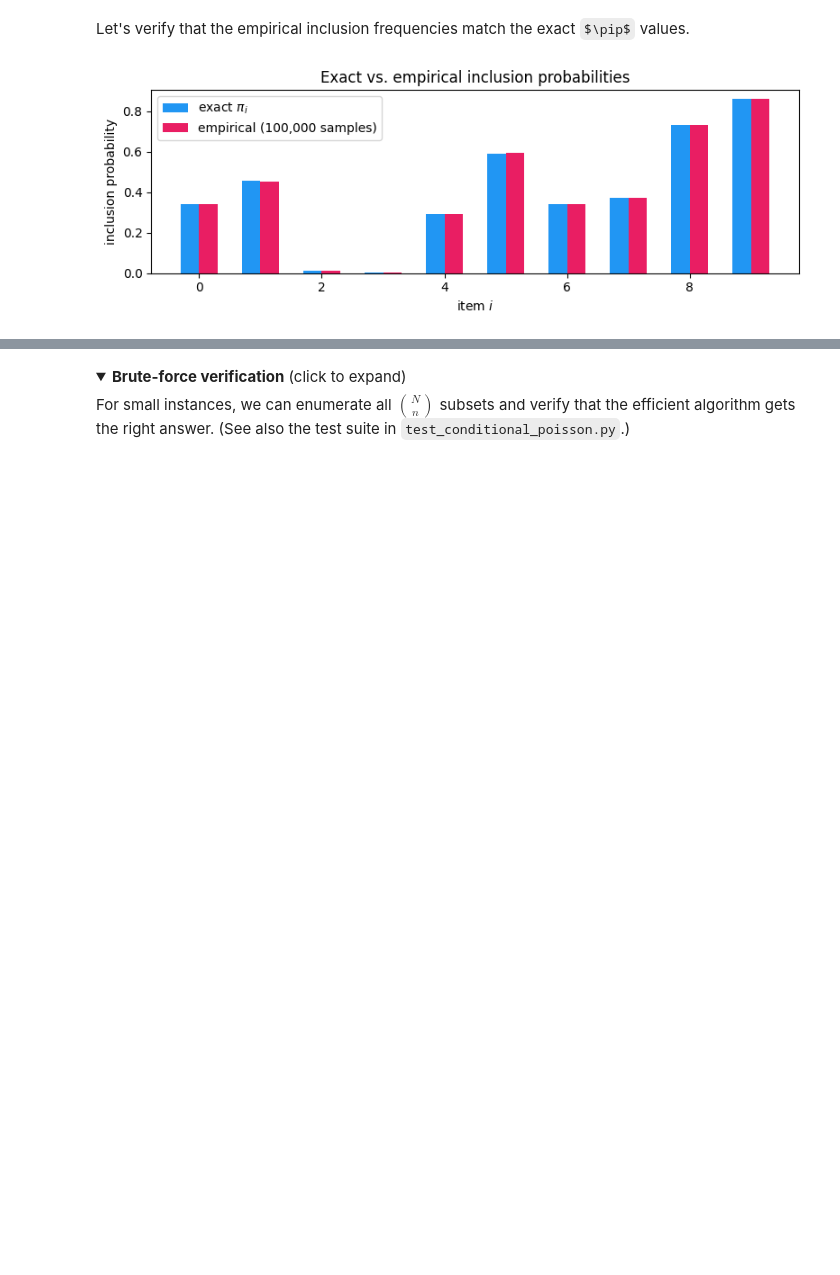
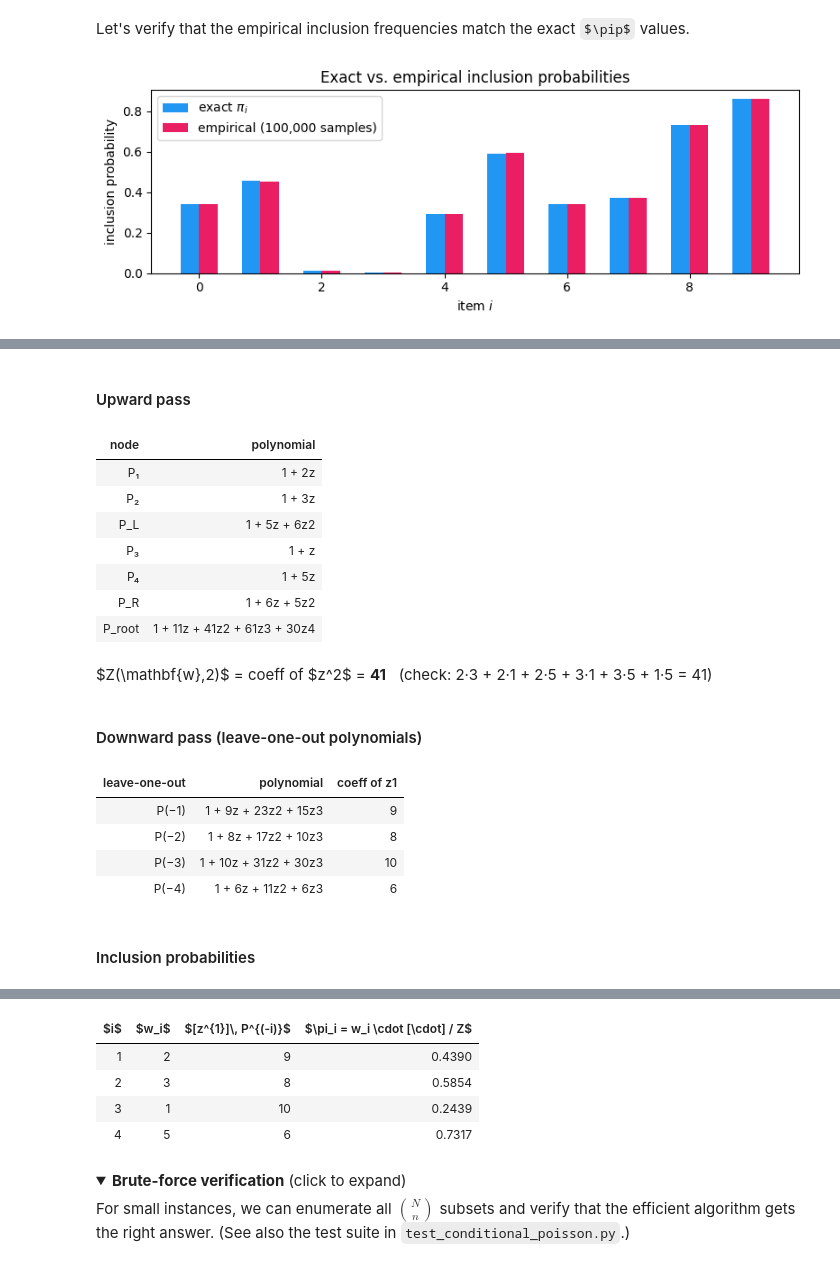
Before and after one commit to timvieira/conditional-poisson-sampling, a Jupyter notebook: content/conditional-poisson-sampling.ipynb, the cells around one changed output, grey strips where cells are left out. Saved outputs shown, nothing was run; the diff lists cells and outputs as text; code cells hidden in the pictures; folded sections open; some formulas as TeX source; blank space fills up the shorter version.

```diff
--- a/content/conditional-poisson-sampling.ipynb
+++ b/content/conditional-poisson-sampling.ipynb
@@ -349,6 +362,8 @@ The tree is built once ($O(N \log^2 N)$) and reused for each sample ($O(n \log N
 # %%
 # Worked example: N=4, n=2 — trace the upward and downward passes
 from scipy.signal import convolve as poly_mul
+from display_utils import html_table, poly_html
+from IPython.display import HTML, display
 
 w_ex = np.array([2.0, 3.0, 1.0, 5.0])
 n_ex = 2
@@ -362,43 +377,60 @@ P['L']  = poly_mul(P[0], P[1])       # (1+2z)(1+3z)
 P['R']  = poly_mul(P[2], P[3])       # (1+z)(1+5z)
 P['root'] = poly_mul(P['L'], P['R']) # full product
 
-print("=== Upward pass (inside polynomials) ===")
-print(f"  P₁(z) = {P[0]}  →  (1 + {w_ex[0]}z)")
-print(f"  P₂(z) = {P[1]}  →  (1 + {w_ex[1]}z)")
-print(f"  P₃(z) = {P[2]}  →  (1 + {w_ex[2]}z)")
-print(f"  P₄(z) = {P[3]}  →  (1 + {w_ex[3]}z)")
-print(f"  P_L(z)    = {P['L']}  →  1 + {P['L'][1]}z + {P['L'][2]}z²")
-print(f"  P_R(z)    = {P['R']}  →  1 + {P['R'][1]}z + {P['R'][2]}z²")
-print(f"  P_root(z) = {P['root']}")
-print(f"\n  Z(w,2) = coeff of z² = {P['root'][n_ex]}")
-print(f"  (check: 2·3 + 2·1 + 2·5 + 3·1 + 3·5 + 1·5 = {sum(w_ex[i]*w_ex[j] for i in range(4) for j in range(i+1,4))})")
+labels = {0: 'P₁', 1: 'P₂', 2: 'P₃', 3: 'P₄', 'L': 'P_L', 'R': 'P_R', 'root': 'P_root'}
+rows = [(labels[k], poly_html(P[k])) for k in [0, 1, 'L', 2, 3, 'R', 'root']]
+display(HTML('<h4>Upward pass</h4>'))
+html_table(['node', 'polynomial'], rows)
+Z = P['root'][n_ex]
+check = sum(w_ex[i]*w_ex[j] for i in range(4) for j in range(i+1,4))
+display(HTML(f'$Z(\\mathbf{{w}},2)$ = coeff of $z^2$ = <b>{Z:g}</b> &nbsp; (check: 2·3 + 2·1 + 2·5 + 3·1 + 3·5 + 1·5 = {check:g})'))
 
 # ── Downward pass ──
 oP = {}
-oP['root'] = np.array([1.0])         # outside of root = 1
-oP['L']  = P['R']                    # outside of left  = sibling (right inside)
-oP['R']  = P['L']                    # outside of right = sibling (left inside)
-oP[0] = poly_mul(oP['L'], P[1])      # outside of leaf 0 = out_L · P₂
-oP[1] = poly_mul(oP['L'], P[0])      # outside of leaf 1 = out_L · P₁
-oP[2] = poly_mul(oP['R'], P[3])      # outside of leaf 2 = out_R · P₄
-oP[3] = poly_mul(oP['R'], P[2])      # outside of leaf 3 = out_R · P₃
+oP['root'] = np.array([1.0])
+oP['L']  = P['R']
+oP['R']  = P['L']
+oP[0] = poly_mul(oP['L'], P[1])
+oP[1] = poly_mul(oP['L'], P[0])
+oP[2] = poly_mul(oP['R'], P[3])
+oP[3] = poly_mul(oP['R'], P[2])
 
-print("\n=== Downward pass (outside / leave-one-out polynomials) ===")
-print(f"  out_root = {oP['root']}")
-print(f"  out_L    = P_R = {oP['L']}")
-print(f"  out_R    = P_L = {oP['R']}")
+display(HTML('<h4>Downward pass (leave-one-out polynomials)</h4>'))
+rows = []
 for i in range(4):
-    print(f"  P⁽⁻{i+1}⁾(z) = {oP[i]}  →  coeff of z¹ = {oP[i][n_ex-1]}")
+    coeff = oP[i][n_ex - 1]
+    rows.append((f'P<sup>(−{i+1})</sup>', poly_html(oP[i]), f'{coeff:g}'))
+html_table(['leave-one-out', 'polynomial', f'coeff of z<sup>{n_ex-1}</sup>'], rows)
 
 # ── Inclusion probabilities ──
-Z = P['root'][n_ex]
 pi_ex = np.array([w_ex[i] * oP[i][n_ex - 1] / Z for i in range(4)])
-print(f"\n=== Inclusion probabilities (n={n_ex}) ===")
+display(HTML('<h4>Inclusion probabilities</h4>'))
+rows = []
 for i in range(4):
-    print(f"  π_{i+1} = w_{i+1} · [z^{n_ex-1}] P⁽⁻{i+1}⁾ / Z = {w_ex[i]} · {oP[i][n_ex-1]} / {Z} = {pi_ex[i]:.4f}")
-print(f"  sum(π) = {pi_ex.sum():.4f}  (should be {n_ex})")
+    rows.append((f'{i+1}', f'{w_ex[i]:g}', f'{oP[i][n_ex-1]:g}', f'{pi_ex[i]:.4f}'))
+html_table(
+    ['$i$', '$w_i$', f'$[z^{{{n_ex-1}}}]\\, P^{{(-i)}}$', '$\\pi_i = w_i \\cdot [\\cdot] / Z$'],
+    rows,
+    caption=f'$\\sum \\pi_i = {pi_ex.sum():.4f}$ (should be {n_ex})',
+)
 
-# Verify against ConditionalPoisson
 cp_ex = ConditionalPoisson.from_weights(n_ex, w_ex)
-print(f"\n  ConditionalPoisson π = {cp_ex.pi.round(4)}  ✓" if np.allclose(pi_ex, cp_ex.pi) else "  MISMATCH!")
+assert np.allclose(pi_ex, cp_ex.pi), "MISMATCH!"
 # %% [output]
+Upward pass
+| node | polynomial |
+| P₁ | 1 + 2z |
+| P₂ | 1 + 3z |
+| P_L | 1 + 5z + 6z2 |
+| P₃ | 1 + z |
+| P₄ | 1 + 5z |
+| P_R | 1 + 6z + 5z2 |
+| P_root | 1 + 11z + 41z2 + 61z3 + 30z4 |
+$Z(\mathbf{w},2)$ = coeff of $z^2$ = 41 (check: 2·3 + 2·1 + 2·5 + 3·1 + 3·5 + 1·5 = 41)
+Downward pass (leave-one-out polynomials)
+| leave-one-out | polynomial | coeff of z1 |
+| P(−1) | 1 + 9z + 23z2 + 15z3 | 9 |
+| P(−2) | 1 + 8z + 17z2 + 10z3 | 8 |
+| P(−3) | 1 + 10z + 31z2 + 30z3 | 10 |
+| P(−4) | 1 + 6z + 11z2 + 6z3 | 6 |
+Inclusion probabilities
@@ -422,3 +438,8 @@ print(f"\n  ConditionalPoisson π = {cp_ex.pi.round(4)}  ✓" if np.allclose(pi_
+| $i$ | $w_i$ | $[z^{1}]\, P^{(-i)}$ | $\pi_i = w_i \cdot [\cdot] / Z$ |
+| 1 | 2 | 9 | 0.4390 |
+| 2 | 3 | 8 | 0.5854 |
+| 3 | 1 | 10 | 0.2439 |
+| 4 | 5 | 6 | 0.7317 |
 # %% [markdown]
 <details>
 <summary><b>Brute-force verification</b> (click to expand)</summary>
```
Also changed, not shown: parts of 22 cells of this notebook, 1 other file.
